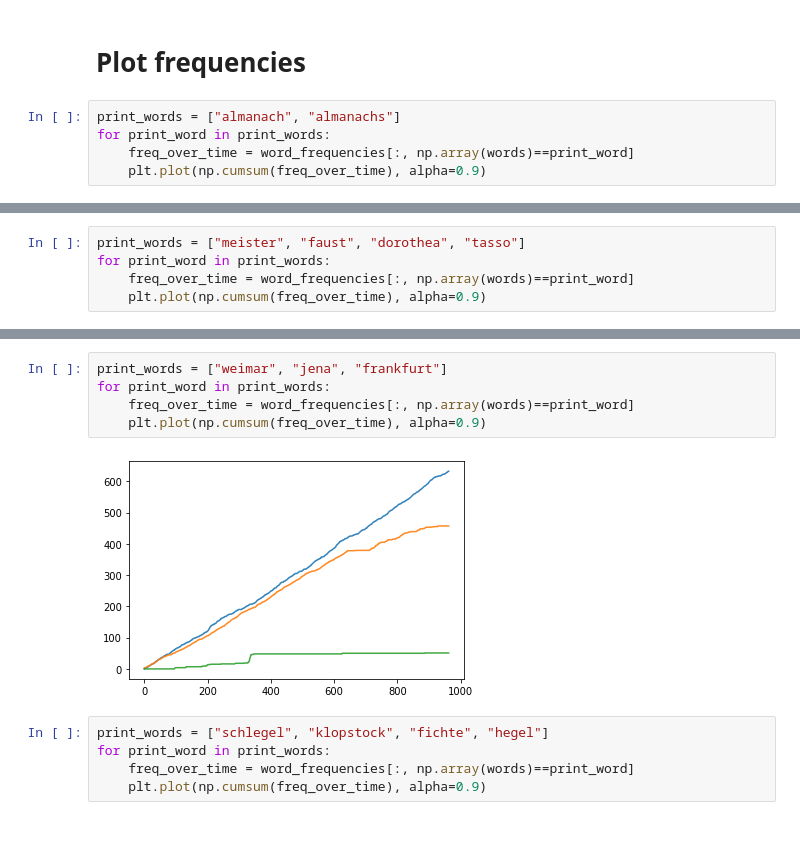
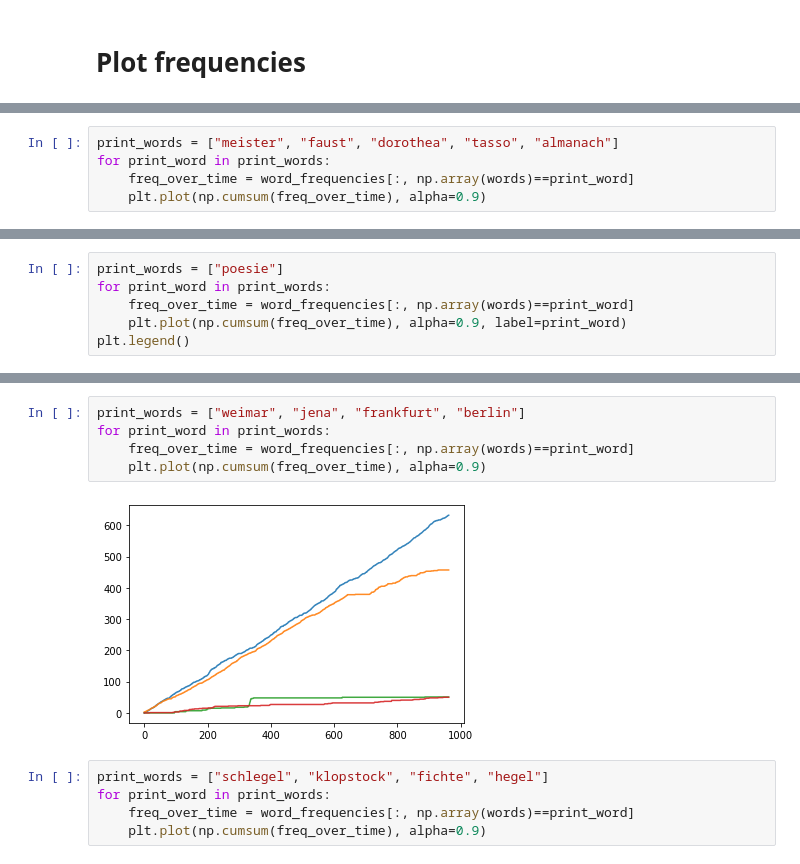
Before and after one commit to Ma-Fi-94/letters, a Jupyter notebook: Word_Frequencies_Over_Time.ipynb, the cells around one changed output, grey strips where cells are left out. Cells and saved outputs as stored; diff of their text form; blank space fills up the shorter version.

```diff
--- a/Word_Frequencies_Over_Time.ipynb
+++ b/Word_Frequencies_Over_Time.ipynb
@@ -55,8 +55,3 @@ word_stats.head(50)
 | 9042 | jedem | 57 | 0.05919 | 0.272724 | 4.607593 |
 # %% [markdown]
 # Plot frequencies
-# %%
-print_words = ["almanach", "almanachs"]
-for print_word in print_words:
-    freq_over_time = word_frequencies[:, np.array(words)==print_word]
-    plt.plot(np.cumsum(freq_over_time), alpha=0.9)
@@ -65,5 +58,5 @@ for print_word in print_words:
 # %%
-print_words = ["meister", "faust", "dorothea", "tasso"]
+print_words = ["meister", "faust", "dorothea", "tasso", "almanach"]
 for print_word in print_words:
     freq_over_time = word_frequencies[:, np.array(words)==print_word]
     plt.plot(np.cumsum(freq_over_time), alpha=0.9)
@@ -71,0 +65,6 @@ for print_word in print_words:
+# %%
+print_words = ["poesie"]
+for print_word in print_words:
+    freq_over_time = word_frequencies[:, np.array(words)==print_word]
+    plt.plot(np.cumsum(freq_over_time), alpha=0.9, label=print_word)
+plt.legend()
@@ -72,10 +74,10 @@ for print_word in print_words:
 # %%
-print_words = ["weimar", "jena", "frankfurt"]
+print_words = ["weimar", "jena", "frankfurt", "berlin"]
 for print_word in print_words:
     freq_over_time = word_frequencies[:, np.array(words)==print_word]
     plt.plot(np.cumsum(freq_over_time), alpha=0.9)
 # %% [output]
-[figure, old version]
+[figure, new version]
 # %%
 print_words = ["schlegel", "klopstock", "fichte", "hegel"]
 for print_word in print_words:
```
Also changed, not shown: parts of 3 cells of this notebook.
